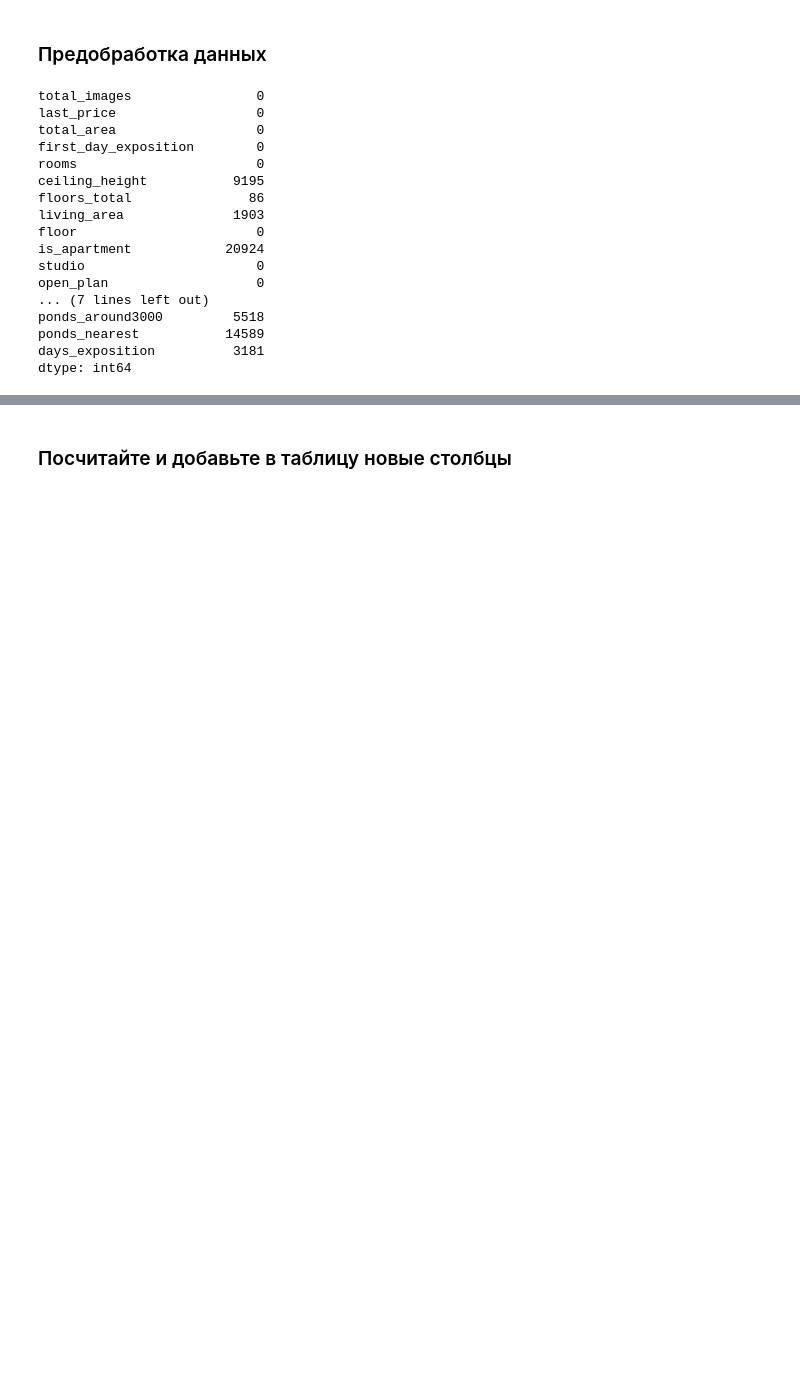
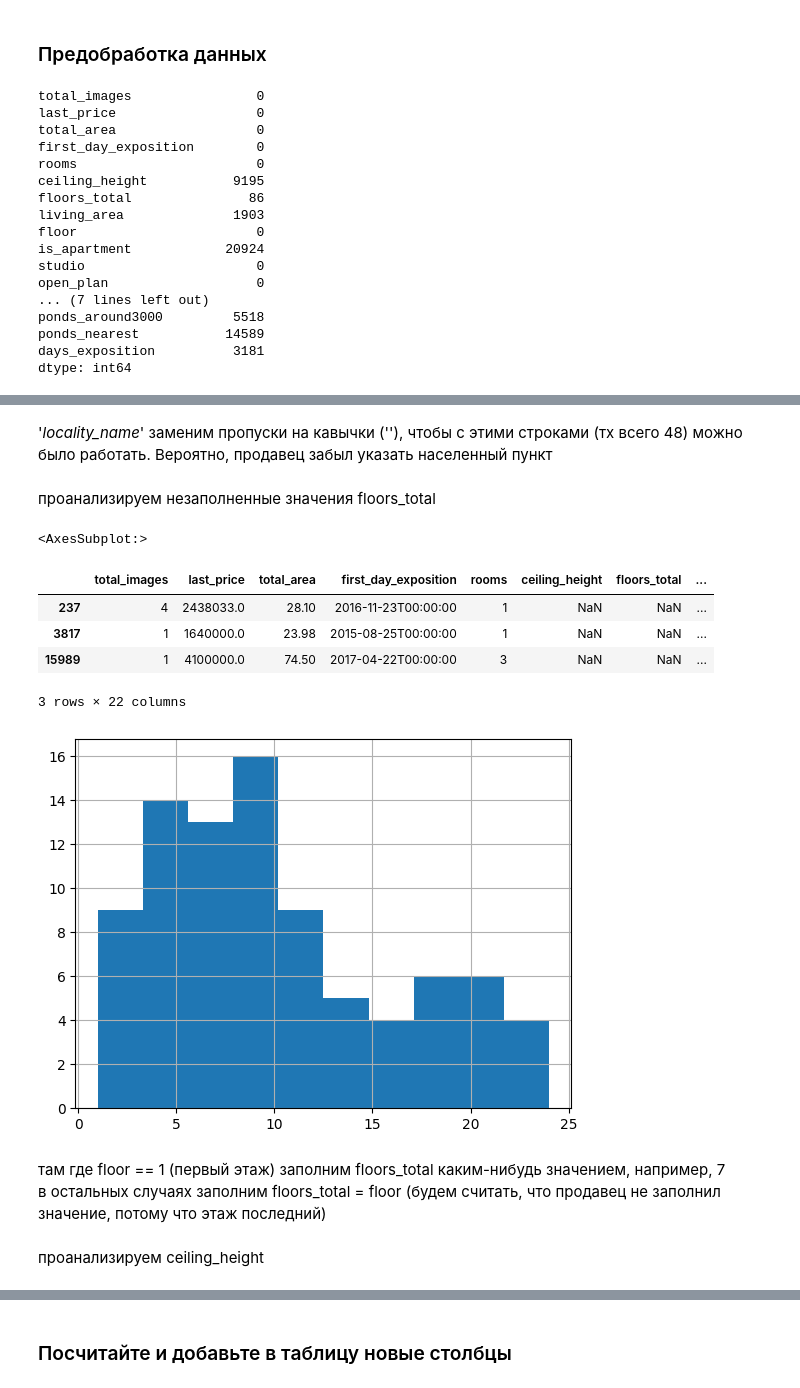
Before and after one commit to ndelenyan/practicum, a Jupyter notebook: sprint05/sprint05.ipynb, the cells around one changed output, grey strips where cells are left out. Cells and saved outputs as stored; diff of their text form; code cells hidden in the pictures; blank space fills up the shorter version.

```diff
--- a/sprint05/sprint05.ipynb
+++ b/sprint05/sprint05.ipynb
@@ -95,0 +138,23 @@ df.loc[df.balcony.isna(),'balcony'] = 0
+# %%
+df.loc[df.ponds_around3000.isna(),'ponds_around3000'] = 0
+df.loc[df.parks_around3000.isna(),'parks_around3000'] = 0
+# %% [markdown]
+'*locality_name*' заменим пропуски на кавычки (''), чтобы с этими строками (тх всего 48) можно было работать. Вероятно, продавец забыл указать населенный пункт
+# %%
+df.loc[df.locality_name.isna(), 'locality_name'] = ''
+# %% [markdown]
+проанализируем незаполненные значения floors_total
+# %%
+df[df.floors_total.isna()].floor.hist()
+df[(df.floors_total.isna()) & (df.floor==1)]
+# %% [output]
+<AxesSubplot:>
+|  | total_images | last_price | total_area | first_day_exposition | rooms | ceiling_height | floors_total | ... |
+| 237 | 4 | 2438033.0 | 28.10 | 2016-11-23T00:00:00 | 1 | NaN | NaN | ... |
+| 3817 | 1 | 1640000.0 | 23.98 | 2015-08-25T00:00:00 | 1 | NaN | NaN | ... |
+| 15989 | 1 | 4100000.0 | 74.50 | 2017-04-22T00:00:00 | 3 | NaN | NaN | ... |
+3 rows × 22 columns
+[figure, added]
+# %% [markdown]
+там где floor == 1 (первый этаж) заполним floors_total каким-нибудь значением, например, 7
+в остальных случаях заполним floors_total = floor (будем считать, что продавец не заполнил значение, потому что этаж последний)
@@ -95,0 +164,2 @@ df.loc[df.balcony.isna(),'balcony'] = 0
+# %% [markdown]
+проанализируем ceiling_height
```
Also changed, not shown: parts of 48 cells of this notebook.
